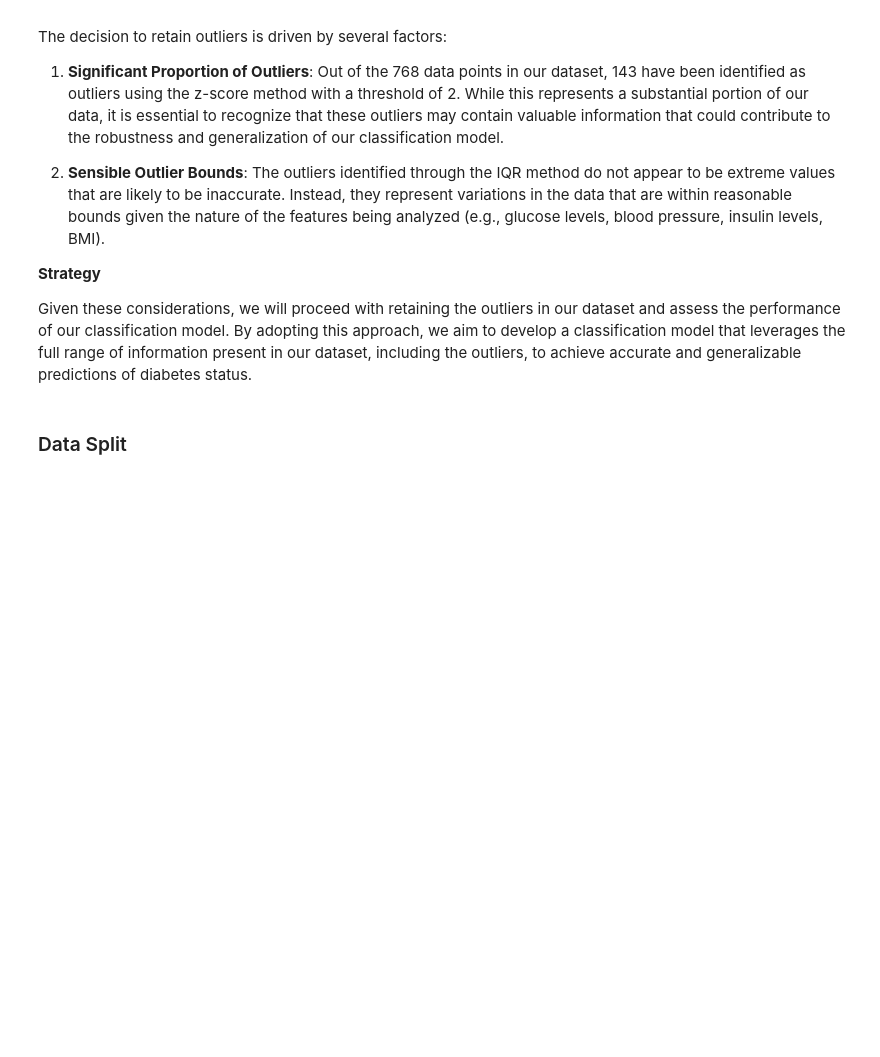
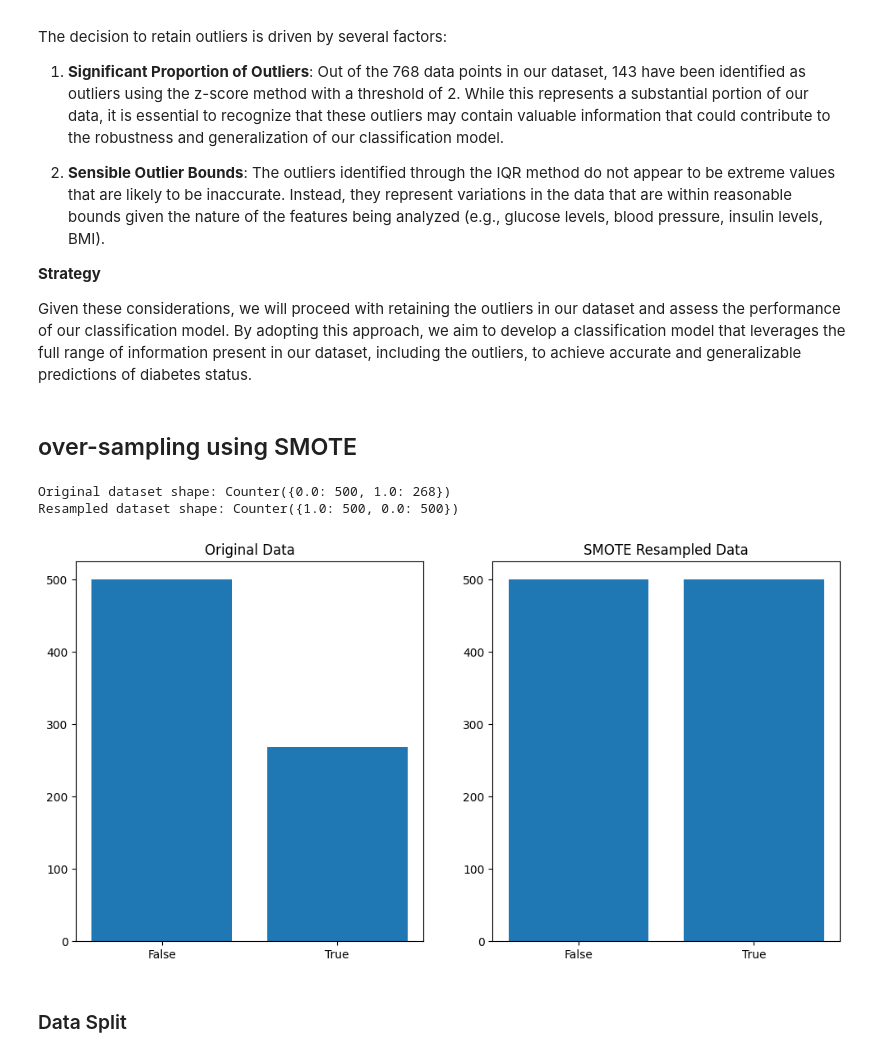
Before and after one commit to AmirMohammadiKarbalaei/Pima-Indians-Diabetes, a Jupyter notebook: pima_indians_notebook.ipynb, the cells around one changed output. Drawn from its saved outputs; the diff is of its cells as text; code cells hidden in the pictures; blank space fills up the shorter version.

Commit message:
SMOTE

```diff
--- a/pima_indians_notebook.ipynb
+++ b/pima_indians_notebook.ipynb
@@ -269,6 +270,38 @@ The decision to retain outliers is driven by several factors:
 **Strategy**
 
 Given these considerations, we will proceed with retaining the outliers in our dataset and assess the performance of our classification model. By adopting this approach, we aim to develop a classification model that leverages the full range of information present in our dataset, including the outliers, to achieve accurate and generalizable predictions of diabetes status.
+# %% [markdown]
+## over-sampling using SMOTE
+# %%
+print("Original dataset shape:", Counter(y))
+
+
+smote = SMOTE(random_state=42)
+X_resampled, y_resampled = smote.fit_resample(X, y)
+
+
+print("Resampled dataset shape:", Counter(y_resampled))
+
+# Visualize the original and resampled class distributions
+fig, (ax1, ax2) = plt.subplots(1, 2, figsize=(12, 6))
+ax1.bar(Counter(y).keys(), Counter(y).values())
+ax1.set_title('Original Data')
+ax1.set_xticks([0, 1])
+ax1.set_xticklabels(['False', 'True'])
+
+ax2.bar(Counter(y_resampled).keys(), Counter(y_resampled).values())
+ax2.set_title('SMOTE Resampled Data')
+ax2.set_xticks([0, 1])
+ax2.set_xticklabels(['False', 'True'])
+
+plt.show()
+
+X = X_resampled
+y = y_resampled
+# %% [output]
+Original dataset shape: Counter({0.0: 500, 1.0: 268})
+Resampled dataset shape: Counter({1.0: 500, 0.0: 500})
+[figure, added]
 # %% [markdown]
 ### Data Split
 # %% [markdown]
```
Also changed, not shown: parts of 9 cells of this notebook.
